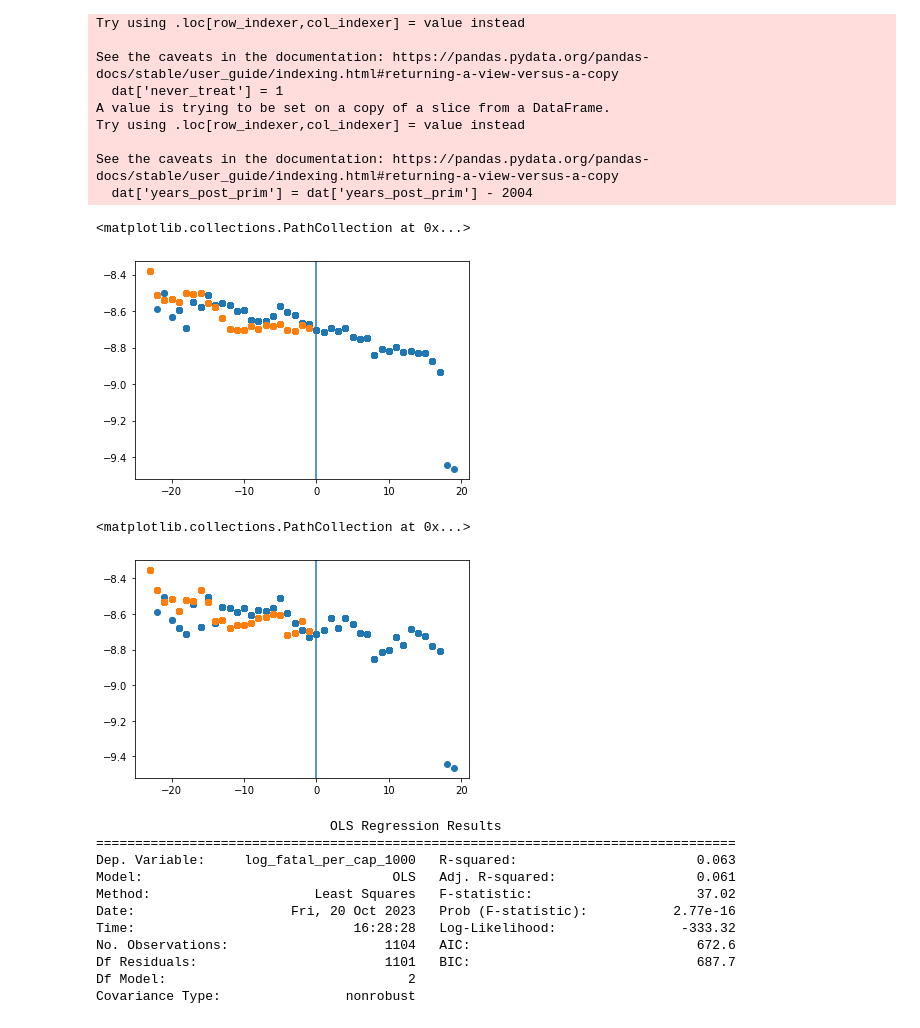
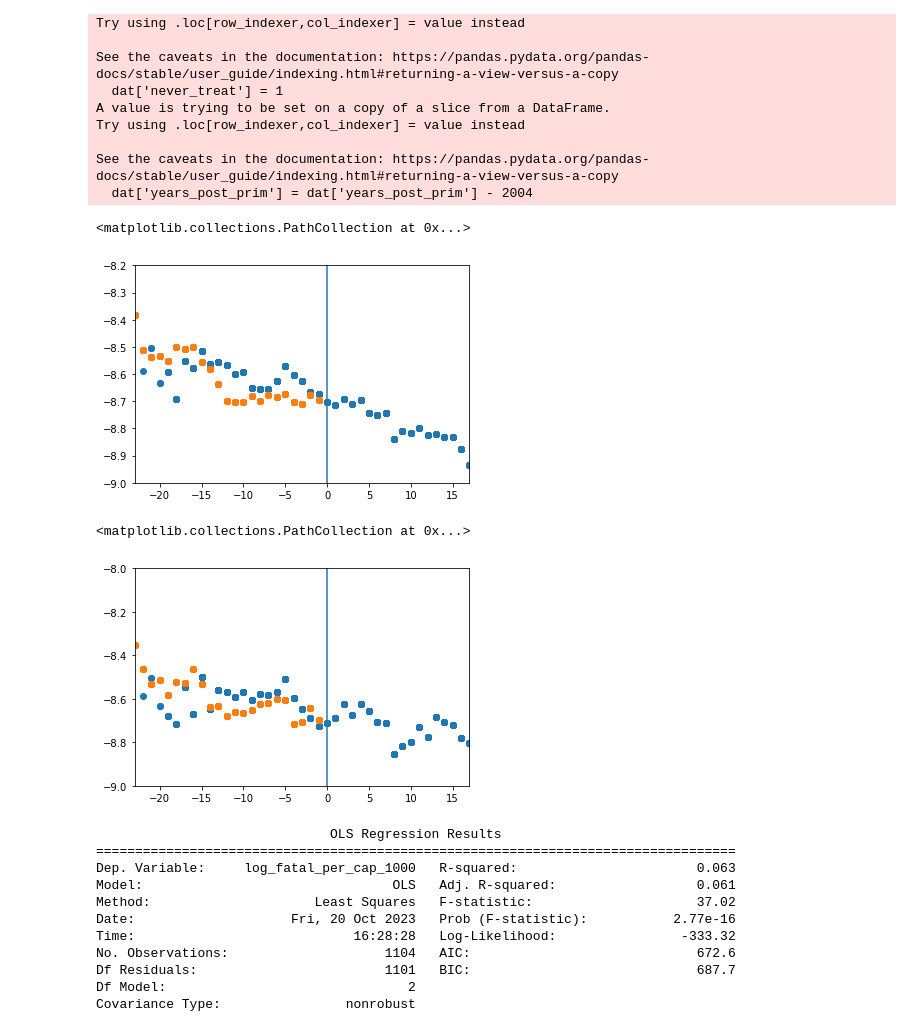
Before and after one commit to yazenkk/ARE213_Fall2023, a Jupyter notebook: PSet 2/Python/ARE213 PSet2 Question1.ipynb, the cells around one changed output. Cells and saved outputs as stored; diff of their text form; code cells hidden in the pictures.

Commit message:
new graph

```diff
--- a/PSet 2/Python/ARE213 PSet2 Question1.ipynb
+++ b/PSet 2/Python/ARE213 PSet2 Question1.ipynb
@@ -223,11 +178,14 @@ for y in list(set(list(df['years_post_prim']))):
     df['means_nopol'] = df['means_nopol'].replace(y, df[(df['years_post_prim']==y) & (df['never_treat'] == 0)]['log_fatal_per_cap'].mean())
 # %%
 plt.axvline(x = 0)
+plt.xlim(right=17)
+plt.xlim(left=-23)
+plt.ylim(-9, -8.2)
 plt.scatter(df[df['never_treat']==1]['years_post_prim'], df[df['never_treat']==1]['means'])
 plt.scatter(df[df['never_treat']==0]['years_post_prim'], df[df['never_treat']==0]['means_nopol'])
 # %% [output]
 <matplotlib.collections.PathCollection at 0x...>
-[figure, old version]
+[figure, new version]
 # %%
 df['sums'] = df['years_post_prim']
 
@@ -241,11 +199,14 @@ for y in list(set(list(df['years_post_prim']))):
     df['sums_nopol'] = df['sums_nopol'].replace(y, df[(df['years_post_prim']==y) & (df['never_treat'] == 0)]['log_fatal_per_cap'].median())
 # %%
 plt.axvline(x = 0)
+plt.xlim(right=17)
+plt.xlim(left=-23)
+plt.ylim(-9, -8)
 plt.scatter(df[df['never_treat']==1]['years_post_prim'], df[df['never_treat']==1]['sums'])
 plt.scatter(df[df['never_treat']==0]['years_post_prim'], df[df['never_treat']==0]['sums_nopol'])
 # %% [output]
 <matplotlib.collections.PathCollection at 0x...>
-[figure, old version]
+[figure, new version]
 # %%
 y = ['log_fatal_per_cap_1000']
 x = ['primary', 'secondary']
```
Also changed, not shown: parts of 6 cells of this notebook.
